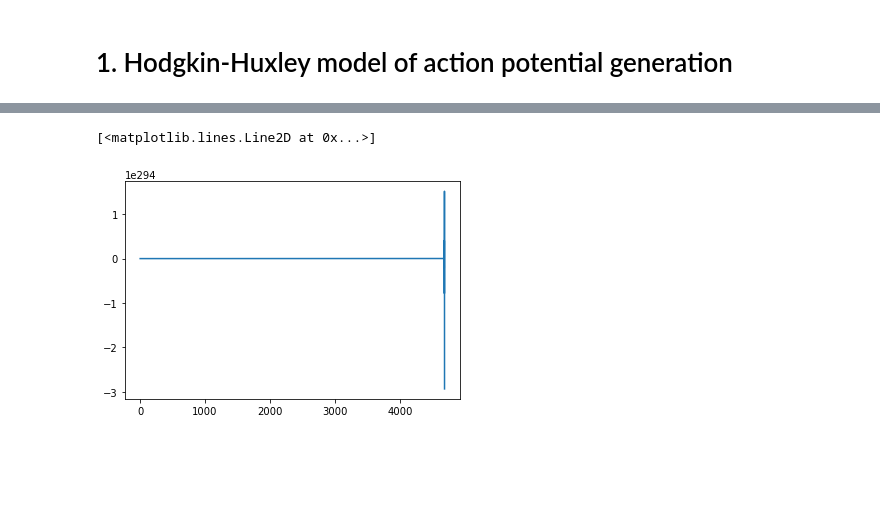
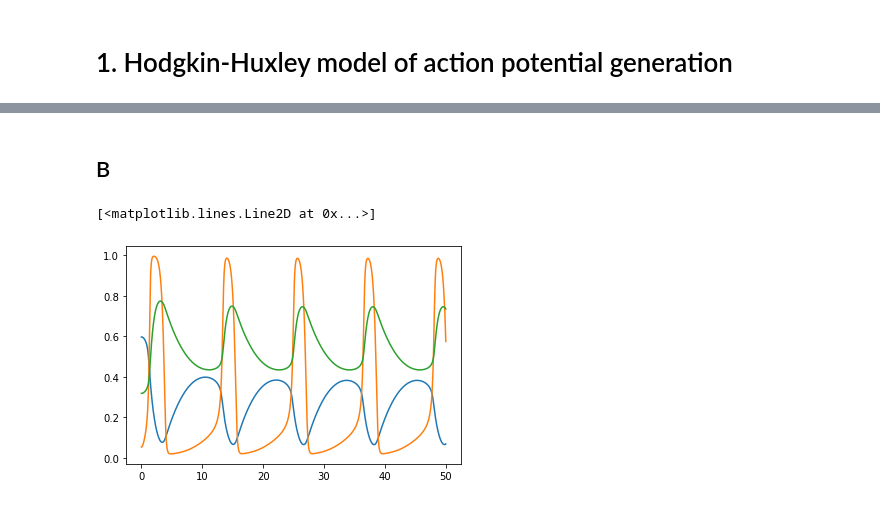
Before and after one commit to bramantyois/mns, a Jupyter notebook: exercise_07.ipynb, the cells around one changed output, grey strips where cells are left out. Cells and saved outputs as stored; diff of their text form; code cells hidden in the pictures; blank space fills up the shorter version.

```diff
--- a/exercise_07.ipynb
+++ b/exercise_07.ipynb
@@ -43,6 +44,6 @@ def potassium_current(v, n, e_k=-77, conductance=36e-9):#v in mV
 # %%
 def leak_current(v, e_leak=-54.387, conductance=0.3e-9):
-    return conductance*(v - e_leak)
+    return conductance*(v - e_leak)*1e-3
 # %%
 def hodgkin_huxley_model(v, i_na, i_k, i_leak, i_e, cm):
     return (-i_na - i_k - i_leak + i_e) / cm
@@ -70,16 +71,16 @@ def hh_euler(params, init_values, t, dt):
         ie.fill(params['ie'])
 
     for i in range(1, v_res.shape[0]):
-        ns[i] = ns[i-1] + dt *  first_order_kinetic(alpha_n, beta_n, v_res[i], ns[i-1])
-        ms[i] = ms[i-1] + dt *  first_order_kinetic(alpha_m, beta_m, v_res[i], ms[i-1])
-        hs[i] = hs[i-1] + dt *  first_order_kinetic(alpha_h, beta_h, v_res[i], hs[i-1])
+        ns[i] = ns[i-1] + dt *  first_order_kinetic(alpha_n, beta_n, v_res[i-1], ns[i-1])
+        ms[i] = ms[i-1] + dt *  first_order_kinetic(alpha_m, beta_m, v_res[i-1], ms[i-1])
+        hs[i] = hs[i-1] + dt *  first_order_kinetic(alpha_h, beta_h, v_res[i-1], hs[i-1])
 
         i_nas[i] = sodium_current(v_res[i-1], ms[i-1], hs[i-1])
         i_ks[i] = potassium_current(v_res[i-1], ns[i-1])
         i_leaks[i] = leak_current(v_res[i-1])
 
         v_res[i] = v_res[i-1] + dt * hodgkin_huxley_model(v_res[i-1], i_nas[i], i_ks[i], i_leaks[i], ie[i], params['cm'])
-        #v_res[i] = v_res[i-1]
+
     return v_res[1:], i_leaks[1:], i_ks[1:], i_nas[1:], hs[1:], ms[1:], ns[1:]
 # %%
 init_values = {}
@@ -93,7 +94,7 @@ params['is_i_time_dependent'] = False
 params['ie'] = 0
 params['cm'] = 1e-12
 
-del_t = 1e-4
-t = np.arange(0, 10, step=del_t)
+del_t =1e-3
+t = np.arange(0, 50, step=del_t)
 ret = hh_euler(params, init_values, t, del_t)
 # %%
@@ -106,6 +122,12 @@ plt.plot(t,ret[5], label='s')
+# %% [markdown]
+## B
+# %%
+params['ie'] = 20e-12
+ret = hh_euler(params, init_values, t, del_t)
 # %%
-plt.plot(ret[1], label='h')
-#plt.plot(ret[2], label='h')
+plt.plot(t,ret[-3], label='h')
+plt.plot(t,ret[-2], label='m')
+plt.plot(t,ret[-1], label='s')
 # %% [output]
 [<matplotlib.lines.Line2D at 0x...>]
-[figure, old version]
+[figure, new version]
```
Also changed, not shown: parts of 19 cells of this notebook.
